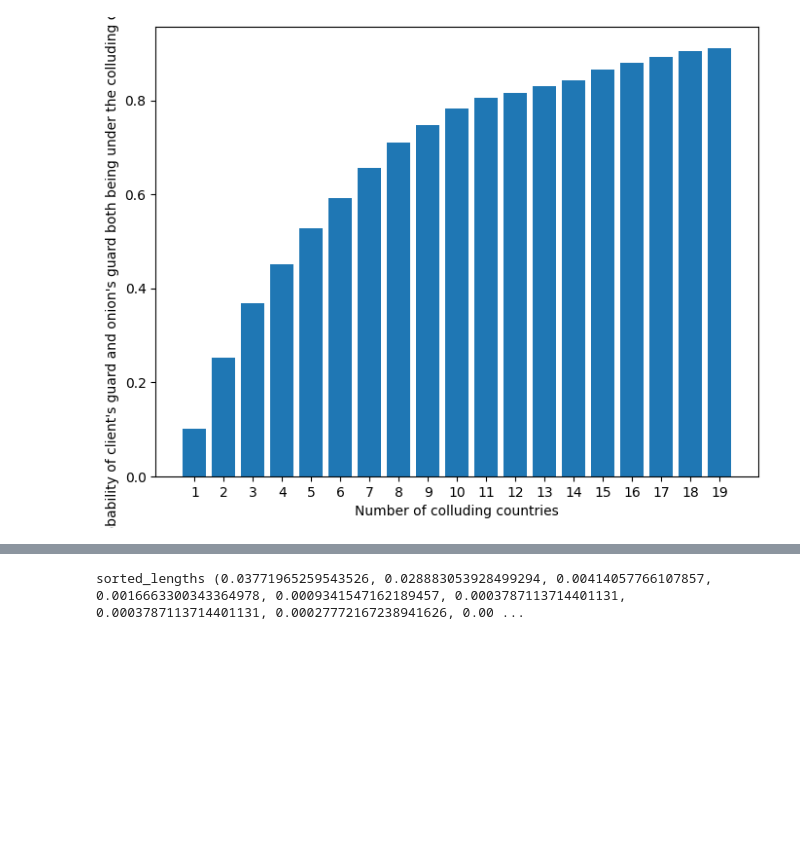
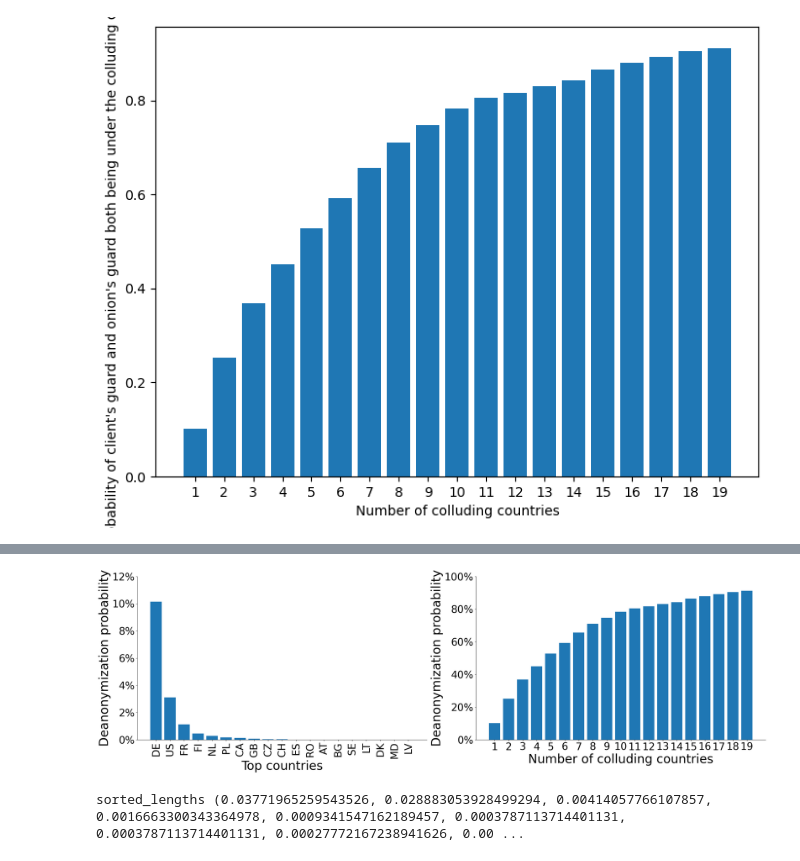
Before and after one commit to danielaLopes/sumo, a Jupyter notebook: guard_coverage/plot_guard_probabilities_client_onion_session.ipynb, the cells around one changed output, grey strips where cells are left out. Cells and saved outputs as stored; diff of their text form; code cells hidden in the pictures; blank space fills up the shorter version.

```diff
--- a/guard_coverage/plot_guard_probabilities_client_onion_session.ipynb
+++ b/guard_coverage/plot_guard_probabilities_client_onion_session.ipynb
@@ -250,3 +246,82 @@ colluding_countries ('DE', 'US', 'FR', 'FI', 'NL', 'PL', 'CA', 'GB', 'CZ', 'CH',
 colluding_countries ('DE', 'US', 'FR', 'FI', 'NL', 'PL', 'CA', 'GB', 'CZ', 'CH', 'ES', 'RO', 'AT', 'BG', 'SE', 'LT', 'DK', 'MD', 'LV')
 y [0.1014946475459503, 0.2516410826095738, 0.3684356695617047, 0.45081801656231063, 0.5276711775398909, 0.592759038578065, 0.6562563118561907, 0.710942233892143, 0.7477782266208847, 0.7834275903857807 ...
 [figure]
+# %%
+def plot_top_collusion_countries_side_by_side():
+    tick_labels_font_size = 28
+    axis_labels_font_size = 34
+
+
+    fig, (ax1, ax2) = plt.subplots(nrows=1, ncols=2, figsize=(26, 8))  # Width: 8 inches, Height: 6 inches
+
+    # Extract keys and lengths
+    keys = list(matching_countries.keys())
+    lengths = [(s/len(data)) for s in matching_countries.values()]
+
+    # Combine keys and lengths using zip
+    combined = list(zip(keys, lengths))
+    # Sort the combined list based on lengths in descending order
+    combined.sort(key=lambda x: x[1], reverse=True)
+    # Unzip the sorted list back into separate lists
+    sorted_keys, sorted_lengths = zip(*combined)
+
+    # Create a bar plot
+    ax1.bar(sorted_keys, sorted_lengths)
+
+    ax1.set_xticks(sorted_keys, sorted_keys, rotation=90, fontsize=tick_labels_font_size)
+    y_tick_labels = [f"{int(val * 100)}%" for val in ax1.get_yticks()]
+    ax1.set_yticks(ax1.get_yticks(), y_tick_labels, fontsize=tick_labels_font_size)
+
+    # Add labels and title
+    ax1.set_xlabel(f'Top countries', fontsize=axis_labels_font_size)
+    ax1.set_ylabel('Deanonymization probability', fontsize=axis_labels_font_size)
+
+
+    # Extract keys and lengths
+    keys = list(matching_countries.keys())
+    lengths = [(s/len(data)) for s in matching_countries.values()]
+
+    # Combine keys and lengths using zip
+    combined = list(zip(keys, lengths))
+    # Sort the combined list based on lengths in descending order
+    combined.sort(key=lambda x: x[1], reverse=True)
+    # Unzip the sorted list back into separate lists
+    sorted_keys, sorted_lengths = zip(*combined)
+
+    x = np.arange(1, 20) # number of colluding ases
+    y = []
+    for i, x_val in enumerate(x):
+        y.append(0)
+        colluding_countries = sorted_keys[: x_val]
+        print("colluding_countries", colluding_countries)
+        for session in data:
+            if session.client_country_code in colluding_countries and session.onion_country_code in colluding_countries:
+                y[i] += 1
+        y[i] /= len(data)
+
+    # Create a bar plot
+    ax2.bar(x, y)
+
+    ax2.set_xticks(x, x, fontsize=tick_labels_font_size)
+    y_tick_labels = [f"{int(val * 100)}%" for val in ax2.get_yticks()]
+    ax2.set_yticks(ax2.get_yticks(), y_tick_labels, fontsize=tick_labels_font_size)
+
+    # Add labels and title
+    ax2.set_xlabel('Number of colluding countries', fontsize=axis_labels_font_size)
+    ax2.set_ylabel('Deanonymization probability', fontsize=axis_labels_font_size)
+
+    ax1.spines['top'].set_visible(False)
+    ax1.spines['right'].set_visible(False)
+    ax2.spines['top'].set_visible(False)
+    ax2.spines['right'].set_visible(False)
+
+    plt.tight_layout()
+    plot_name = 'guard_nodes_top_colluding_countries_side_by_side'
+    plt.savefig(f'./data/{plot_name}.pdf')
+    plt.savefig(f'./data/{plot_name}.png')
+
+    # Display the plot
+    plt.show()
+
+plot_top_collusion_countries_side_by_side()
+# %% [output]
@@ -253,3 +347,4 @@ y [0.1014946475459503, 0.2516410826095738, 0.3684356695617047, 0.450818016562310
+[figure, added]
 # %%
 def get_as_number(as_name):
     # Define a regex pattern to match common AS number formats
```
Also changed, not shown: parts of 8 cells of this notebook, 31 other files.
